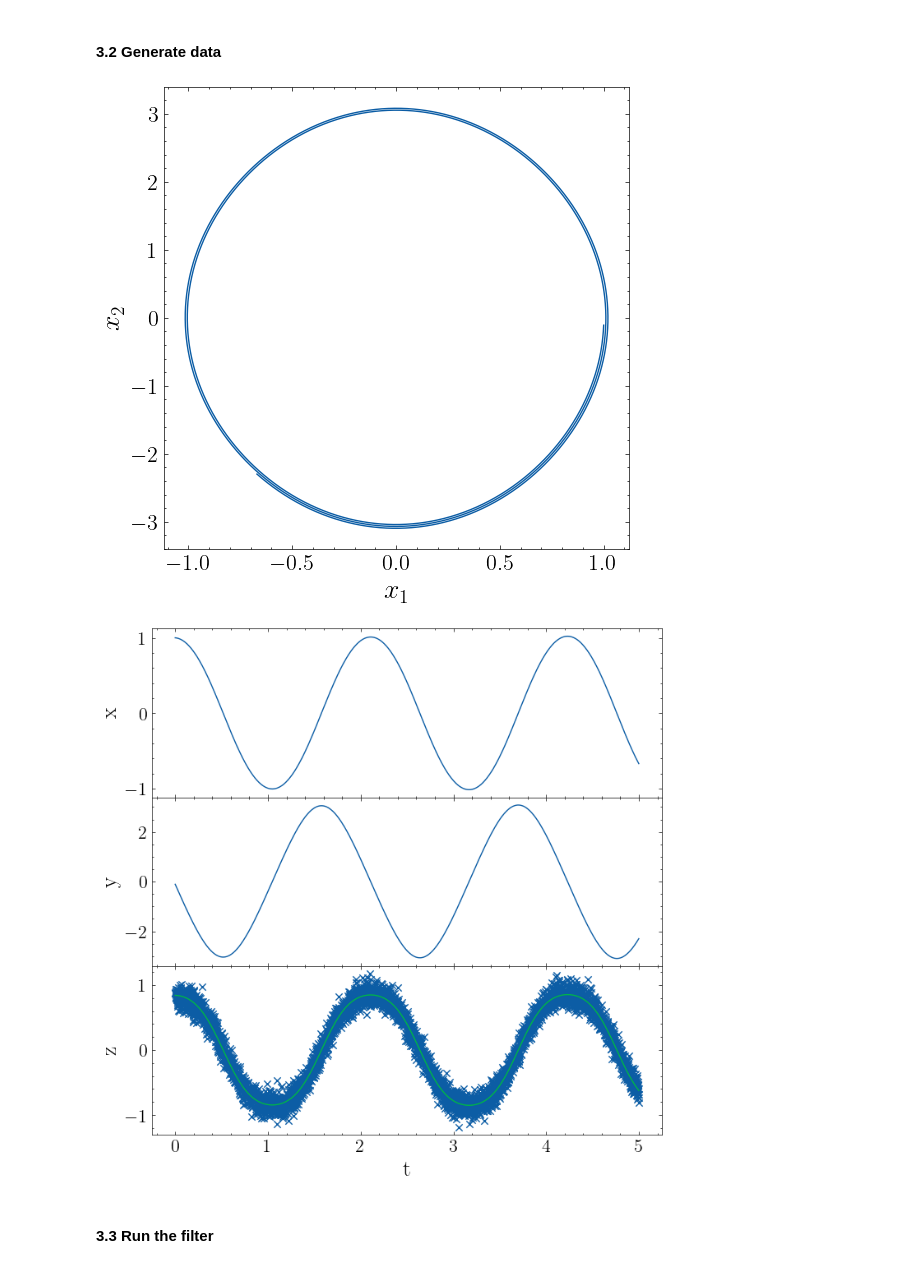
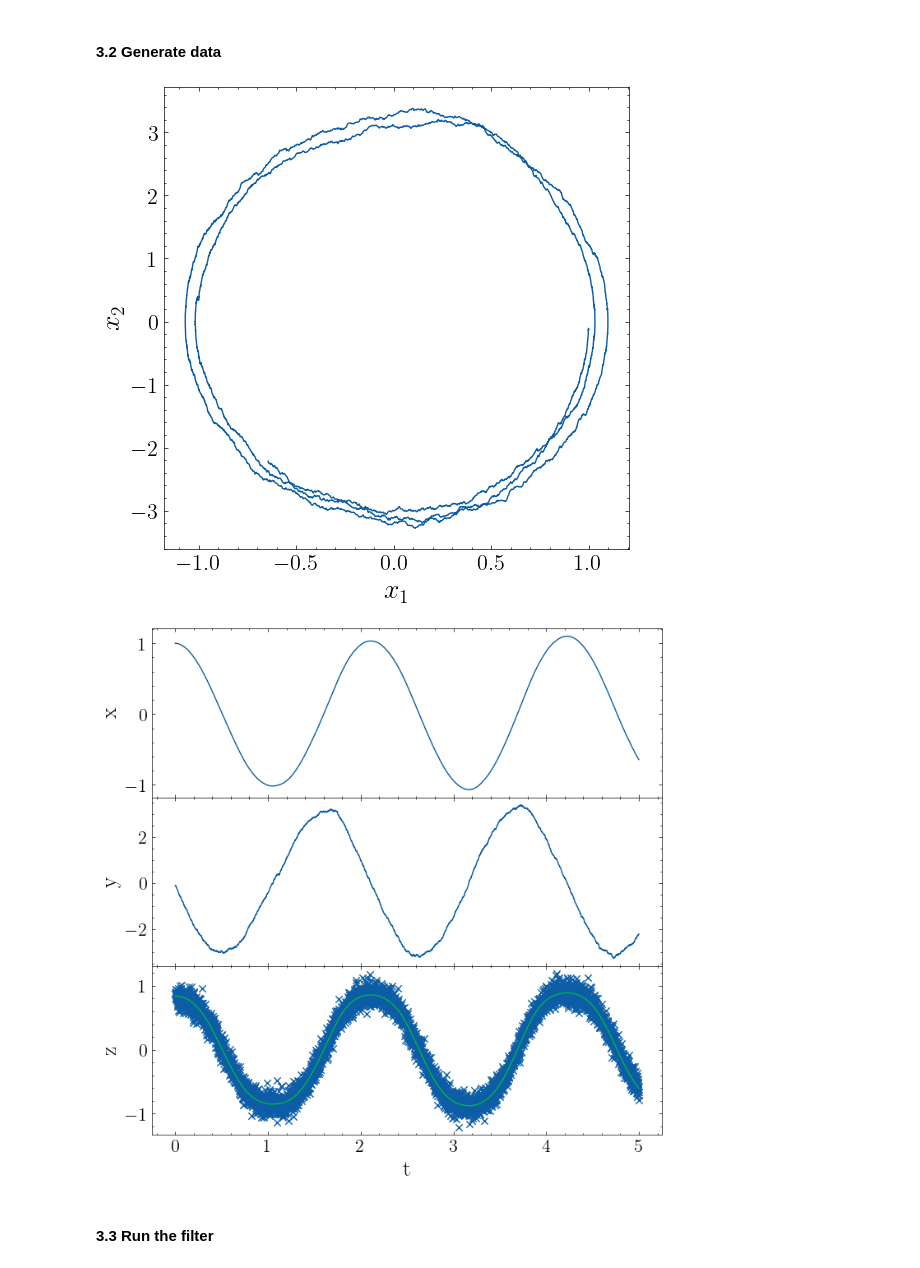
Before and after one commit to UniMelb-NSGW/SlowKalmanFilter, a Jupyter notebook: notebooks/NoisyPendulum.ipynb, the cells around one changed output. Drawn from its saved outputs; the diff is of its cells as text; code cells hidden in the pictures.

```diff
--- a/notebooks/NoisyPendulum.ipynb
+++ b/notebooks/NoisyPendulum.ipynb
@@ -288,25 +232,25 @@ sys.path.append("../src") # add src to path so it can be accessed here
 # %%
 #Parameters of the system
 g    = 10.0
-σp   = 0.0
+σp   = 0.1
 σm   = 0.1
 x0   = 1.0
 y0   = -0.1
 seed = 1
 dt   = 0.001
 
 #Initialise the class
 Pendulum = NoisyPendulum(g,σp,σm, x0, y0,seed)
 
 #Integrate
 Pendulum.integrate(dt=dt,n_steps=5000)
 
 #Plot
 Pendulum.plot_phase_space()
 Pendulum.plot_timeseries(plot_true_state=True)
 # %% [output]
-[figure, old version]
+[figure, new version]
-[figure, old version]
+[figure, new version]
 # %% [markdown]
 #### 3.3 Run the filter
 # %%
```
Also changed, not shown: parts of 16 cells of this notebook, 9 other files.
